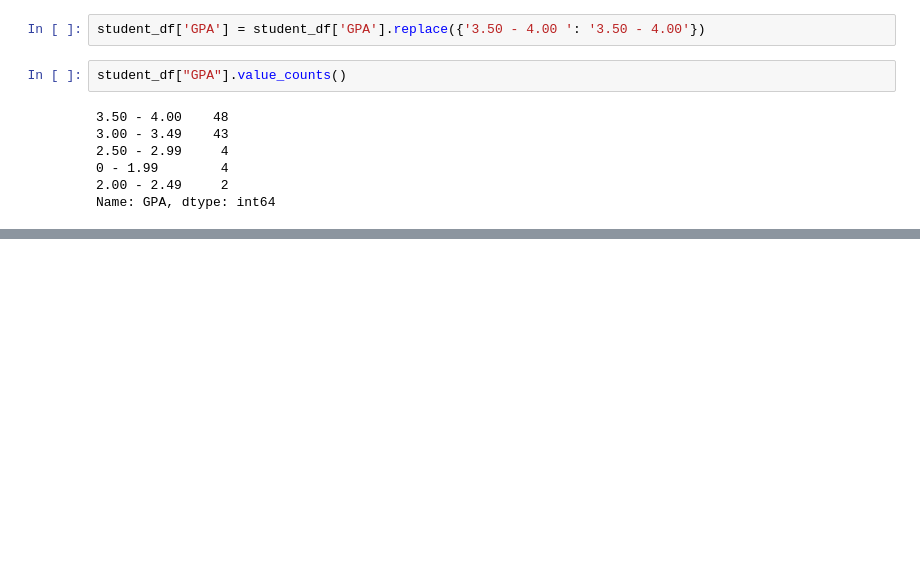
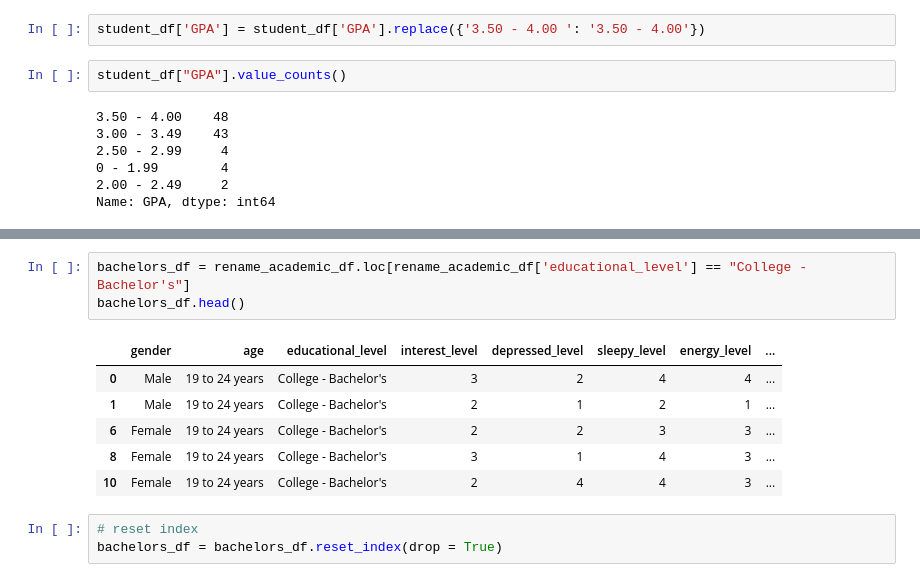
Before and after one commit to daniellecaro/Project-1-Mental-Health-, a Jupyter notebook: project_1_main.py.ipynb, the cells around one changed output, grey strips where cells are left out. Drawn from its saved outputs; the diff is of its cells as text; blank space fills up the shorter version.

```diff
--- a/project_1_main.py.ipynb
+++ b/project_1_main.py.ipynb
@@ -192,0 +259,13 @@ Name: GPA, dtype: int64
+# %%
+bachelors_df = rename_academic_df.loc[rename_academic_df['educational_level'] == "College - Bachelor's"]
+bachelors_df.head()
+# %% [output]
+|  | gender | age | educational_level | interest_level | depressed_level | sleepy_level | energy_level | ... |
+| 0 | Male | 19 to 24 years | College - Bachelor's | 3 | 2 | 4 | 4 | ... |
+| 1 | Male | 19 to 24 years | College - Bachelor's | 2 | 1 | 2 | 1 | ... |
+| 6 | Female | 19 to 24 years | College - Bachelor's | 2 | 2 | 3 | 3 | ... |
+| 8 | Female | 19 to 24 years | College - Bachelor's | 3 | 1 | 4 | 3 | ... |
+| 10 | Female | 19 to 24 years | College - Bachelor's | 2 | 4 | 4 | 3 | ... |
+# %%
+# reset index
+bachelors_df = bachelors_df.reset_index(drop = True)
```
Also changed, not shown: parts of 13 cells of this notebook, 3 other files.
